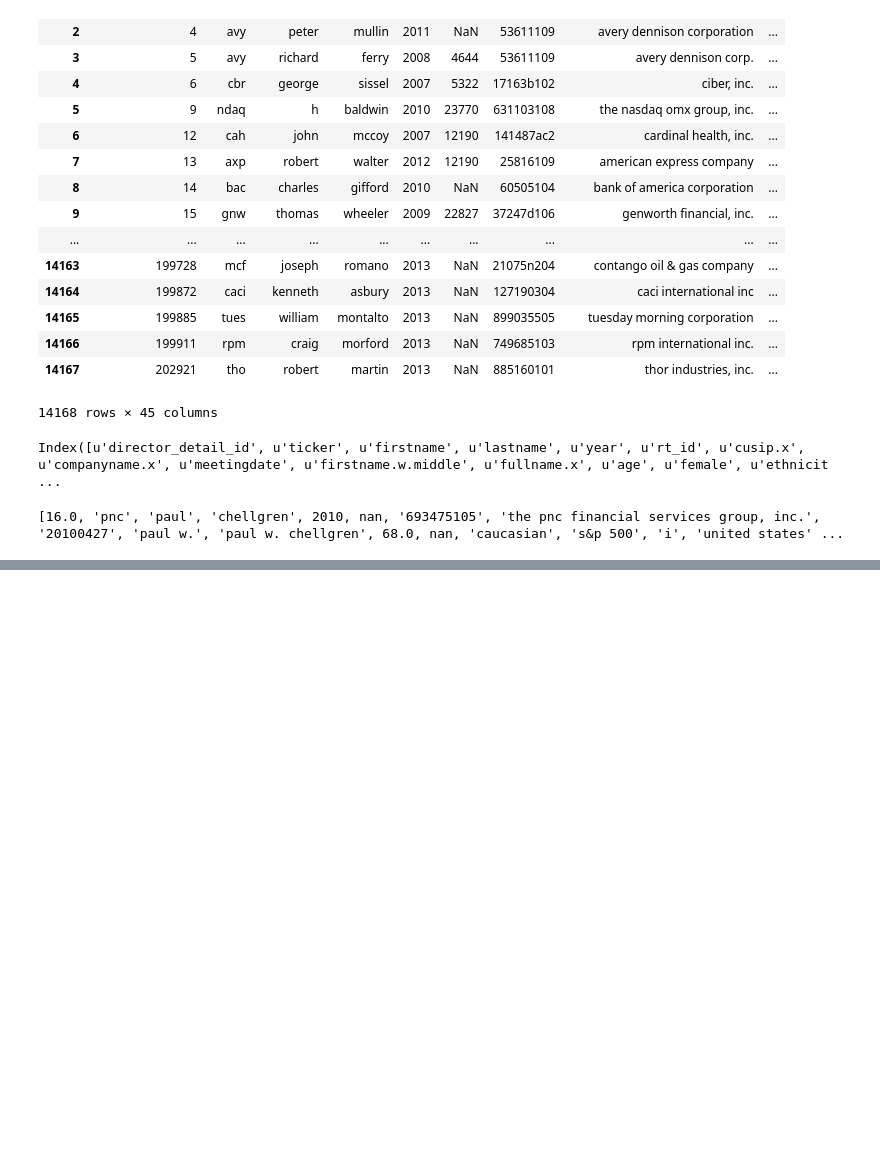
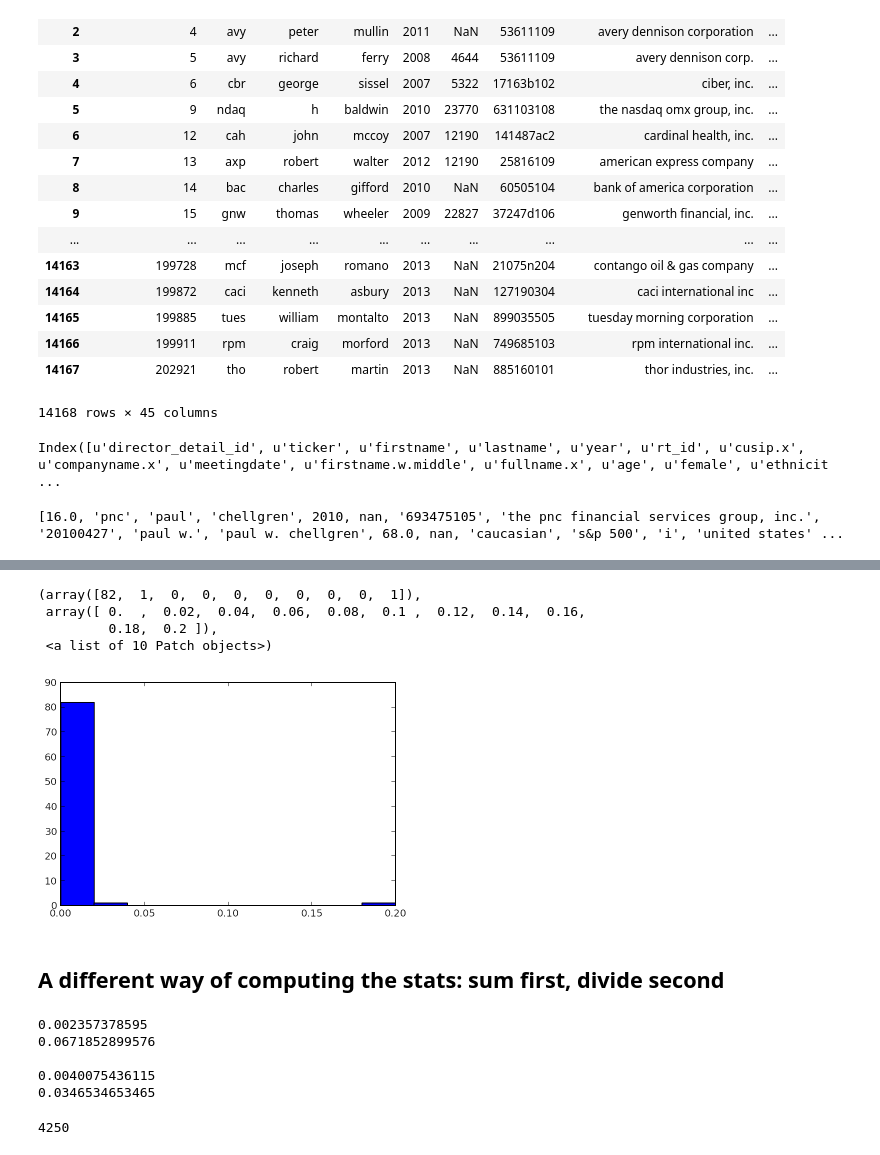
Before and after one commit to naviddianati/FEC, a Jupyter notebook: src/notebooks/Evaluation.ipynb, the cells around one changed output, grey strips where cells are left out. Drawn from its saved outputs; the diff is of its cells as text; code cells hidden in the pictures; blank space fills up the shorter version.

```diff
--- a/src/notebooks/Evaluation.ipynb
+++ b/src/notebooks/Evaluation.ipynb
@@ -208,0 +324,30 @@ open('navidnavid.txt','w').close()
+# %%
+plt.hist(data['Falsely included.1']/totals)
+# %% [output]
+(array([82,  1,  0,  0,  0,  0,  0,  0,  0,  1]),
+ array([ 0.  ,  0.02,  0.04,  0.06,  0.08,  0.1 ,  0.12,  0.14,  0.16,
+         0.18,  0.2 ]),
+ <a list of 10 Patch objects>)
+[figure, added]
+# %% [markdown]
+## A different way of computing the stats: sum first, divide second
+# %%
+
+
+print data['Falsely included'].sum()/ float(totals.sum())
+print data['Missed'].sum()/ float(totals.sum())
+
+print
+
+print data['Falsely included.1'].sum()/ float(totals.sum())
+print data['Missed.1'].sum()/ float(totals.sum())
+# %% [output]
+0.002357378595
+0.0671852899576
+
+0.0040075436115
+0.0346534653465
+# %%
+totals.sum()
+# %% [output]
+4250
```
Also changed, not shown: parts of 14 cells of this notebook, 36 other files.
